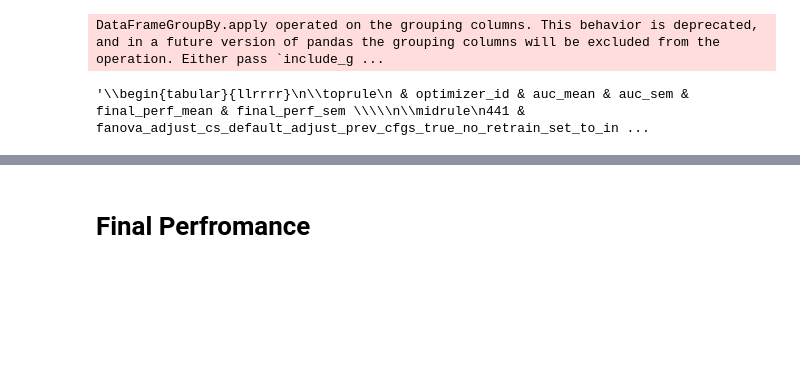
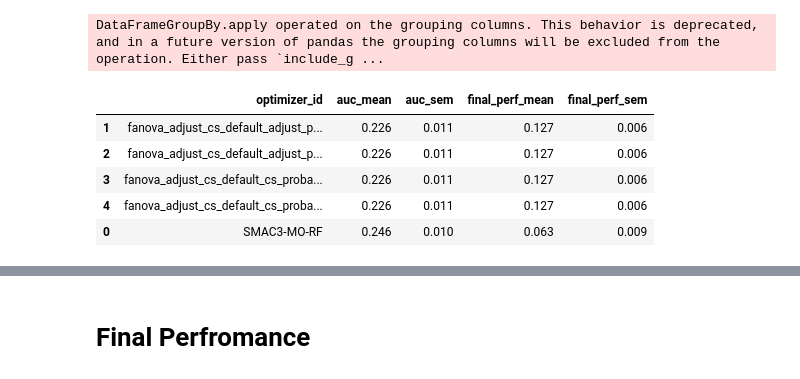
Before and after one commit to daphne12345/package_hpi_parego, a Jupyter notebook: final_final_plotting.ipynb, the cells around one changed output, grey strips where cells are left out. Drawn from its saved outputs; the diff is of its cells as text; code cells hidden in the pictures; blank space fills up the shorter version.

```diff
--- a/final_final_plotting.ipynb
+++ b/final_final_plotting.ipynb
@@ -66,7 +66,7 @@ exp_train.to_parquet('../experimenter/mine/experiment_config.parquet')
 # %% [markdown]
 # Read data
 # %%
-df = pd.read_parquet('../results/logs_complete.parquet')
+df = pd.read_parquet('../results_3/logs.parquet')
 df = normalize_logs(df)
 if 'set' not in df.columns:
     df["set"] = '0'
@@ -93,10 +93,10 @@ def expand_optimizer_id(df: pd.DataFrame, optimizer_id_col: str = 'optimizer_id'
     def parse_optimizer_id(opt_id: str) -> dict:
         info = {
             'hpi_method': None,
-            'adjust_cs': None,
+            'adjust_cs': 'no',
             'cs_method': 'no',
-            'adjust_pc': 'False',
-            'pc_method': 'False',
+            'adjust_pc': 'no',
+            'pc_method': None,
             'thresh': None,
             'adjust_method': None
         }
@@ -167,3 +167,5 @@ def get_perf(df):
     return perf
 # %%
 df = expand_optimizer_id(df)
+df = df[~((df['adjust_cs']=='no') & (df['adjust_pc']=='no') & (df['optimizer_id']!='SMAC3-MO-RF'))]
+df.shape
@@ -463,16 +343,21 @@ DataFrameGroupBy.apply operated on the grouping columns. This behavior is deprec
 # %%
 merge = pd.merge(auc_values, df, on='optimizer_id', how='left')
 merge = merge.drop_duplicates(subset=['optimizer_id'])
 merge = merge[['optimizer_id', 'auc_mean', 'auc_sem']]
 # merge = merge[['optimizer_id', 'hpi_method', 'adjust_cs', 'cs_method', 'pc_method', 'thresh', 'adjust_method', 'auc_mean', 'auc_sem']]
 final_perf = df[df['n_trials_norm'] == 1].groupby(['optimizer_id','seed']).agg({'trial_value__cost_inc_norm':'mean'}).groupby('optimizer_id').agg(
     final_perf_mean=('trial_value__cost_inc_norm', 'mean'),
     final_perf_sem=('trial_value__cost_inc_norm', 'sem')
 ).sort_values("final_perf_mean", ascending=False).reset_index()
 
 merge = pd.merge(final_perf, merge, on='optimizer_id', how='right')
 merge = merge[['optimizer_id', 'auc_mean','auc_sem', 'final_perf_mean', 'final_perf_sem']].sort_values(by='final_perf_mean', ascending=True)
 merge = merge.apply(lambda col: col.round(3) if col.name in ['auc_mean', 'auc_sem', 'final_perf_mean', 'final_perf_sem'] else col)
-merge.head(20).to_latex()
+merge.sort_values(by='auc_mean', ascending=True).head(5)
 # %% [output]
-'\\begin{tabular}{llrrrr}\n\\toprule\n & optimizer_id & auc_mean & auc_sem & final_perf_mean & final_perf_sem \\\\\n\\midrule\n441 & fanova_adjust_cs_default_adjust_prev_cfgs_true_no_retrain_set_to_in ...
+|  | optimizer_id | auc_mean | auc_sem | final_perf_mean | final_perf_sem |
+| 1 | fanova_adjust_cs_default_adjust_p... | 0.226 | 0.011 | 0.127 | 0.006 |
+| 2 | fanova_adjust_cs_default_adjust_p... | 0.226 | 0.011 | 0.127 | 0.006 |
+| 3 | fanova_adjust_cs_default_cs_proba... | 0.226 | 0.011 | 0.127 | 0.006 |
+| 4 | fanova_adjust_cs_default_cs_proba... | 0.226 | 0.011 | 0.127 | 0.006 |
+| 0 | SMAC3-MO-RF | 0.246 | 0.010 | 0.063 | 0.009 |
```
Also changed, not shown: parts of 15 cells of this notebook, 1 other file.
